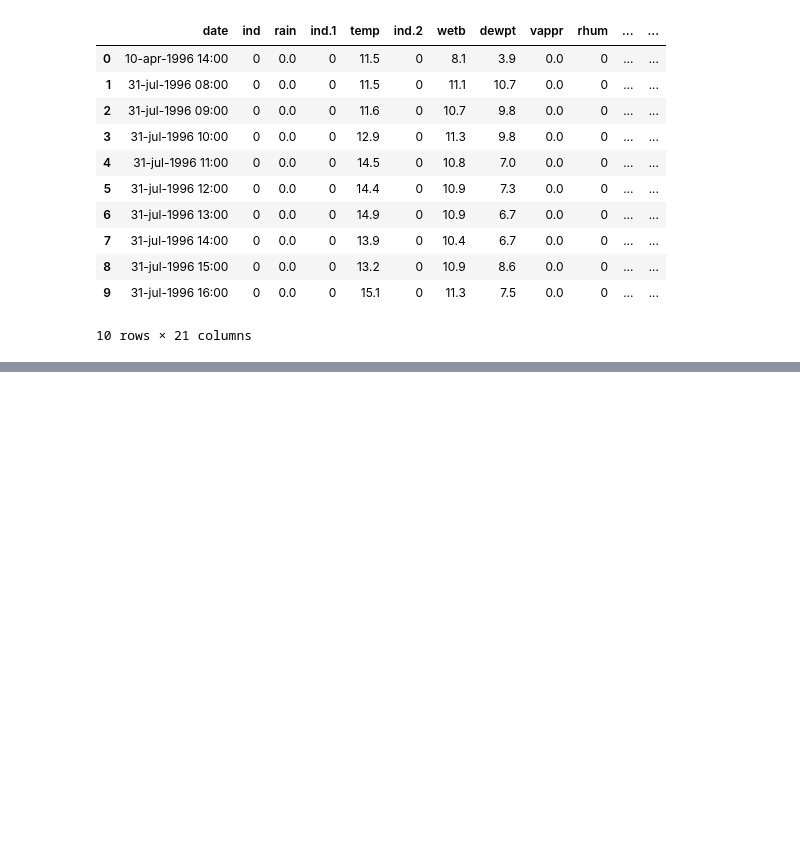
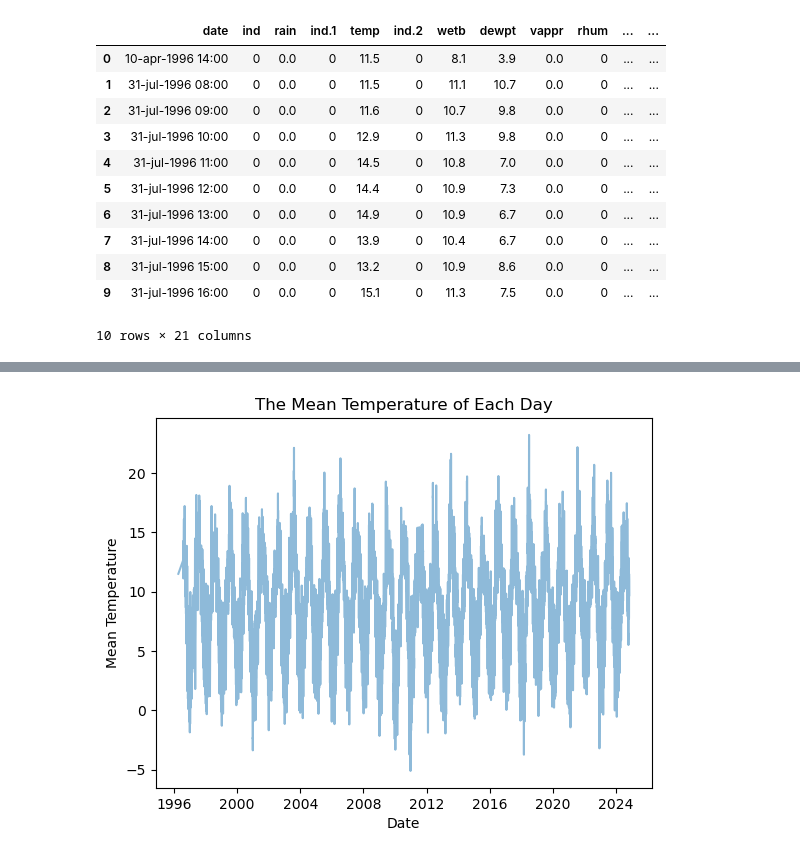
Before and after one commit to Sxnds01/PFDA-assignments, a Jupyter notebook: assignment_6_weather.ipynb, the cells around one changed output, grey strips where cells are left out. Drawn from its saved outputs; the diff is of its cells as text; code cells hidden in the pictures; blank space fills up the shorter version.

```diff
--- a/assignment_6_weather.ipynb
+++ b/assignment_6_weather.ipynb
@@ -20,0 +209,7 @@ df.head(10)
+# %%
+# Get the mean temperature
+data['day'] = data['date'].dt.date  # Extract only the date (no time)
+
+grouped_data = data.groupby('day').mean()  # Calculate the mean for each day
+
+grouped_data = grouped_data.reset_index()
@@ -20,0 +231,11 @@ df.head(10)
+# %%
+# Plot the mean temperatures
+import matplotlib.pyplot as plt
+
+plt.plot(grouped_data['date'], grouped_data['temp'], alpha=0.5)
+plt.xlabel('Date')
+plt.ylabel('Mean Temperature')
+plt.title('The Mean Temperature of Each Day')
+plt.show()
+# %% [output]
+[figure, added]
```
Also changed, not shown: parts of 20 cells of this notebook.
